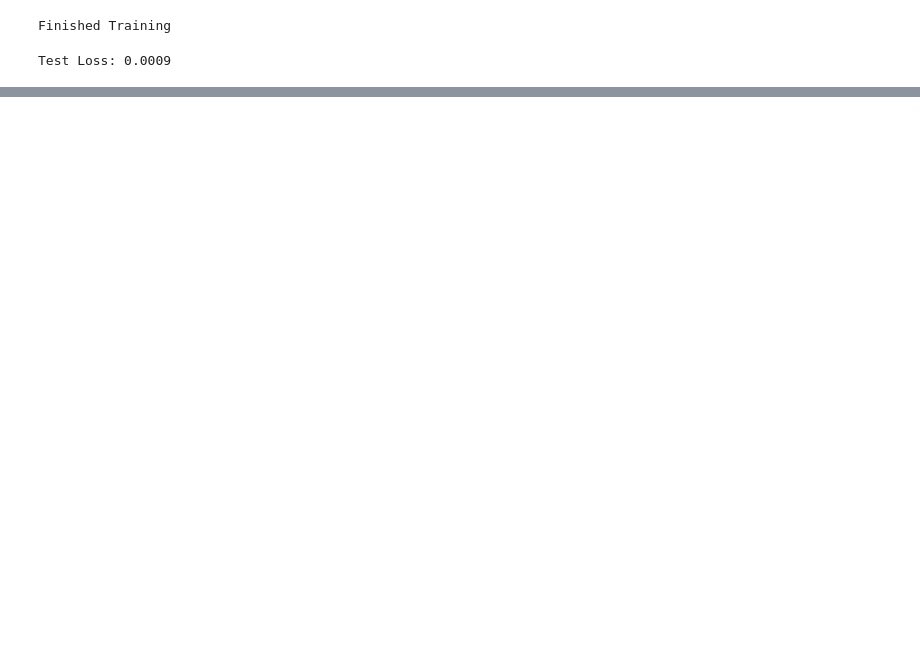
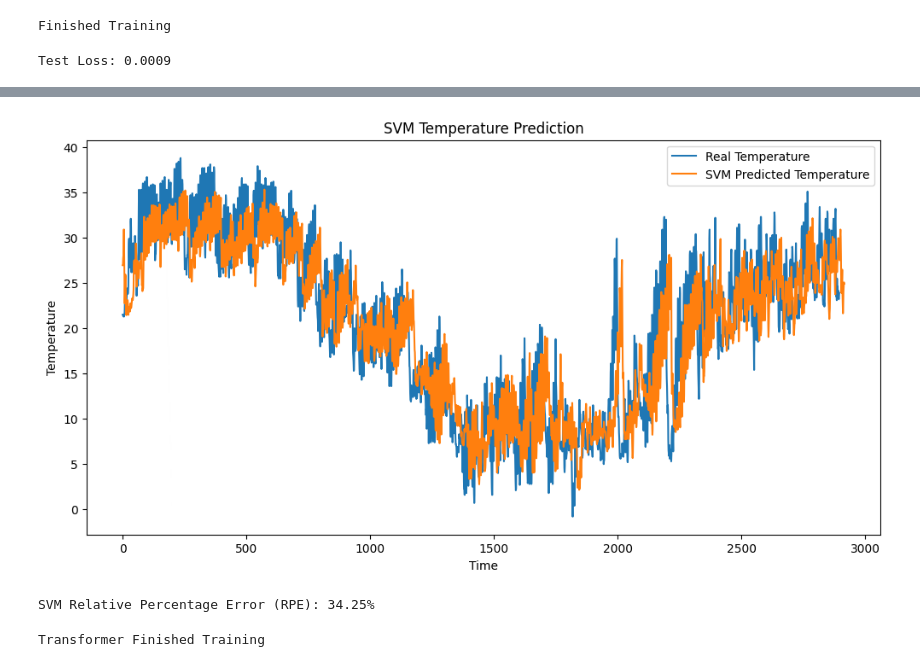
Before and after one commit to hu-gamma/weather-predict, a Jupyter notebook: weather/TemptureRegression.ipynb, the cells around one changed output, grey strips where cells are left out. Cells and saved outputs as stored; diff of their text form; code cells hidden in the pictures; blank space fills up the shorter version.

```diff
--- a/weather/TemptureRegression.ipynb
+++ b/weather/TemptureRegression.ipynb
@@ -180,0 +217,53 @@ Predicted: 21.51, Real: 24.10, Error: 10.73%
+# %%
+from sklearn.svm import SVR
+
+# 构造特征和标签
+# 这里用与LSTM相同的滑动窗口方式，便于对比
+def create_svm_dataset(data, seq_length):
+    X, y = [], []
+    for i in range(len(data) - seq_length):
+        X.append(data[i:i+seq_length].flatten())
+        y.append(data[i+seq_length][0])  # 预测T
+    return np.array(X), np.array(y)
+
+svm_seq_length = 20  # 与LSTM保持一致
+X, y = create_svm_dataset(tempure_data_scaled, svm_seq_length)
+
+# 划分训练集和测试集
+X_train, X_test = X[:train_size-svm_seq_length], X[train_size-svm_seq_length:]
+y_train, y_test = y[:train_size-svm_seq_length], y[train_size-svm_seq_length:]
+
+# 训练SVM回归模型
+svm_model = SVR(kernel='rbf')
+svm_model.fit(X_train, y_train)
+
+# 预测
+svm_pred_scaled = svm_model.predict(X_test)
+
+# 反归一化
+svm_pred_scaled = svm_pred_scaled.reshape(-1, 1)
+svm_pred_full = np.concatenate([svm_pred_scaled, np.zeros_like(svm_pred_scaled), np.zeros_like(svm_pred_scaled)], axis=1)
+svm_pred = scaler.inverse_transform(svm_pred_full)[:, 0]
+
+# 真实值
+svm_real = regression_dataset["T"].values[train_size+svm_seq_length:]
+
+# 可视化
+plt.figure(figsize=(12, 6))
+plt.plot(svm_real, label='Real Temperature')
+plt.plot(svm_pred, label='SVM Predicted Temperature')
+plt.xlabel('Time')
+plt.ylabel('Temperature')
+plt.title('SVM Temperature Prediction')
+plt.legend()
+plt.show()
+
+# 计算误差
+svm_min_length = min(len(svm_pred), len(svm_real))
+svm_pred = svm_pred[:svm_min_length]
+svm_real = svm_real[:svm_min_length]
+svm_rpe = np.mean(np.abs((svm_pred - svm_real) / svm_real)) * 100
+print("SVM Relative Percentage Error (RPE): {:.2f}%".format(svm_rpe))
+# %% [output]
+[figure, added]
+SVM Relative Percentage Error (RPE): 34.25%
@@ -180,0 +308,17 @@ Predicted: 21.51, Real: 24.10, Error: 10.73%
+# %%
+# 训练
+transformer_model.train()
+for epoch in range(num_epochs):
+    loop = tqdm(enumerate(train_loader), total=len(train_loader))
+    for batch_idx, (inputs, targets) in loop:
+        inputs, targets = inputs.to(device), targets.to(device)
+        outputs = transformer_model(inputs)
+        loss = transformer_criterion(outputs.squeeze(), targets)
+        transformer_optimizer.zero_grad()
+        loss.backward()
+        transformer_optimizer.step()
+        loop.set_description(f'Transformer Epoch [{epoch+1}/{num_epochs}]')
+        loop.set_postfix(loss=loss.item())
+print("Transformer Finished Training")
+# %% [output]
+Transformer Finished Training
```
Also changed, not shown: parts of 10 cells of this notebook, 8 other files.
